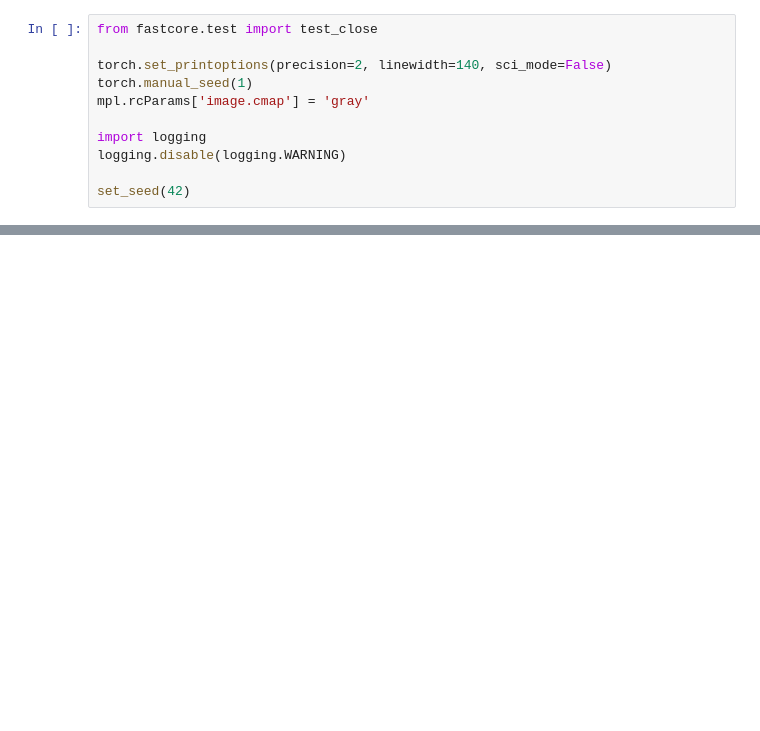
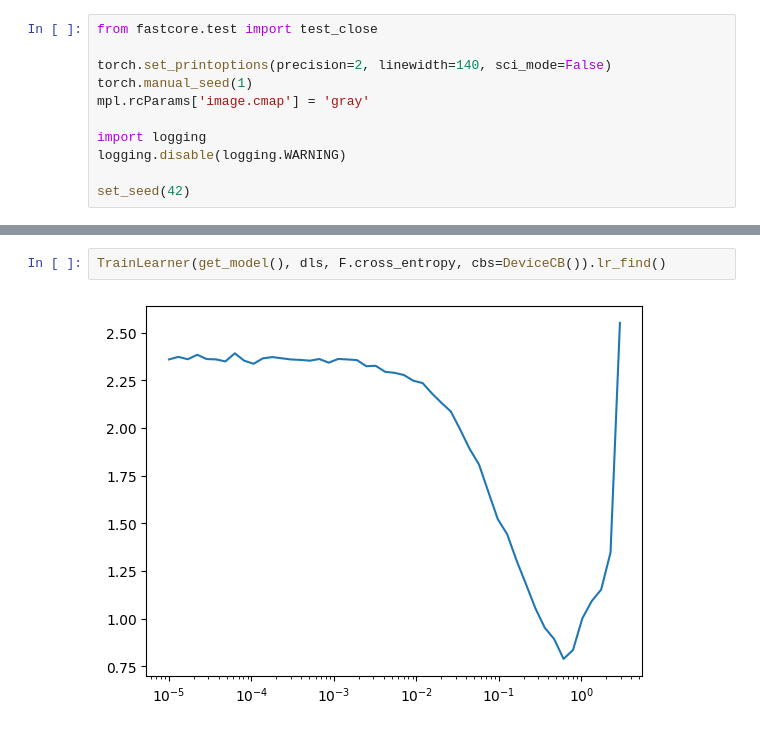
Before and after one commit to galopyz/course22p2, a Jupyter notebook: nbs/13_resnet_adv.ipynb, the cells around one changed output, grey strips where cells are left out. Drawn from its saved outputs; the diff is of its cells as text; blank space fills up the shorter version.

```diff
--- a/nbs/13_resnet_adv.ipynb
+++ b/nbs/13_resnet_adv.ipynb
@@ -35,0 +85,4 @@ set_seed(42)
+# %%
+TrainLearner(get_model(), dls, F.cross_entropy, cbs=DeviceCB()).lr_find()
+# %% [output]
+[figure, added]
```
Also changed, not shown: parts of 12 cells of this notebook, 1 other file.
